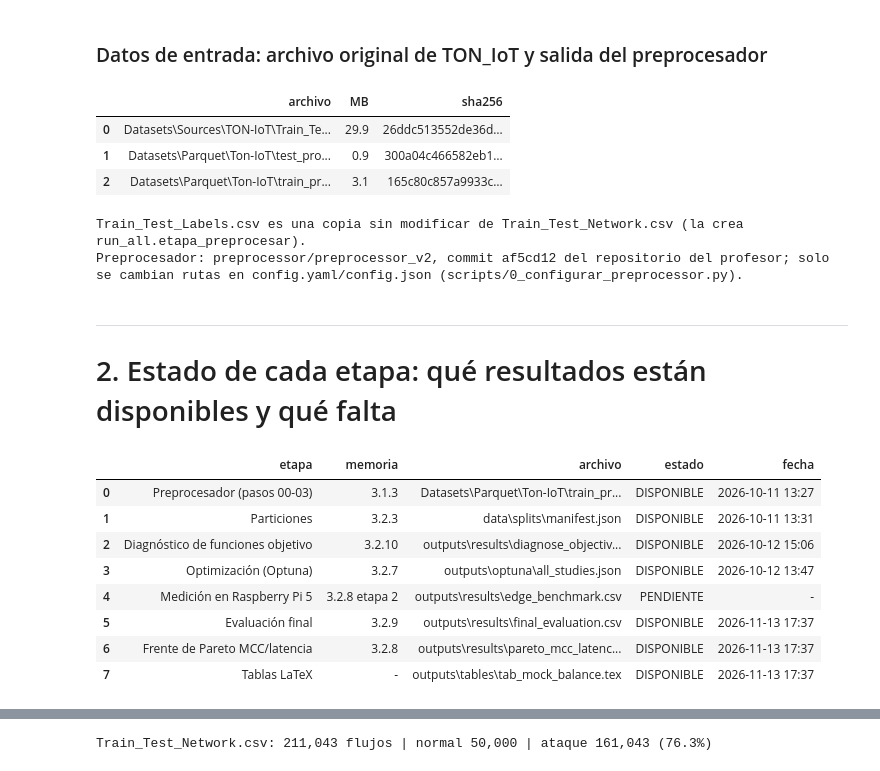
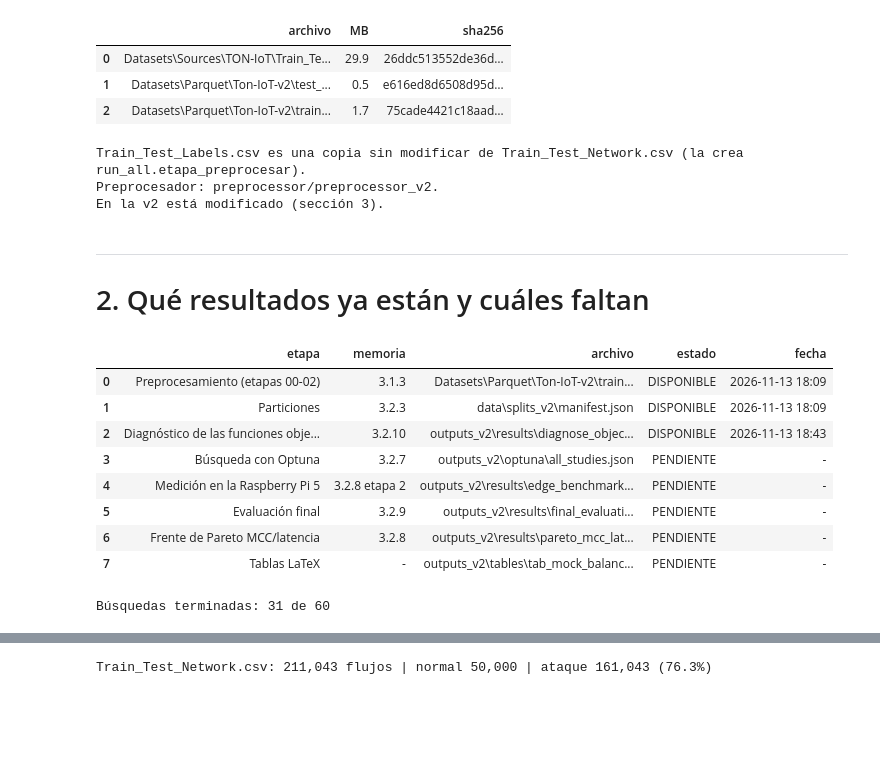
Before and after one commit to belen-aedo/tesis_hpo_edge, a Jupyter notebook: tesis_pipeline.ipynb, the cells around one changed output, grey strips where cells are left out. Saved outputs shown, nothing was run; the diff lists cells and outputs as text; code cells hidden in the pictures; blank space fills up the shorter version.

Commit message:
Cuadernos en primera persona y centrados en la v2; quitar respaldos del preprocesador

```diff
--- a/tesis_pipeline.ipynb
+++ b/tesis_pipeline.ipynb
@@ -48,8 +60,8 @@ empieza con un número no se puede importar con `import`.
 # %%
-CONFIG = None                  # None = version 1 (config/experiment.yaml); "config/experiment_v2.yaml" = version 2
-VERIFICAR = True               # regenera las particiones y compara hashes (~5 s, sin etiquetas)
-VERIFICAR_EVALUACION = False   # reevalua la semilla 42 en test_final (abre sus etiquetas)
-REPETIR_UNA_BUSQUEDA = False   # repite iforest + silhouette, semilla 42, 100 trials (~2 min)
+CONFIG = "config/experiment_v2.yaml"   # None = versión 1 (config/experiment.yaml)
+VERIFICAR = True                       # regenera las particiones y compara hashes (~5 s, sin etiquetas)
+VERIFICAR_EVALUACION = False           # reevalúa la semilla 42 en test_final (abre sus etiquetas)
+REPETIR_UNA_BUSQUEDA = False           # repite iforest + silhouette, semilla 42, 100 intentos (~2 min)
 
 import hashlib, importlib, json, platform, subprocess, sys, tempfile, warnings
 from datetime import datetime
@@ -64,24 +76,31 @@ pd.set_option("display.width", 200); pd.set_option("display.max_columns", 30)
 RAIZ = Path.cwd() if (Path.cwd() / "src").exists() else Path.cwd().parent
 sys.path.insert(0, str(RAIZ / "src"))
 
-import common, detectors, objectives, search_space            # modulos de apoyo
+import common, detectors, objectives, search_space            # módulos de apoyo
 ps  = importlib.import_module("1_prepare_splits")             # scripts numerados
 opt = importlib.import_module("3_optimize")
 ev  = importlib.import_module("5_evaluate")
 
 cfg = common.load_config(RAIZ / CONFIG if CONFIG else None)   # config/experiment.yaml (+ CONFIG encima)
+VERSION = "v2" if CONFIG else "v1"
 OUT = common.outputs_dir(cfg)
-print("Configuración:", CONFIG or "config/experiment.yaml", "| dataset:", cfg["dataset"]["name"], "| salidas:", OUT.relative_to(RAIZ))
 RES, MOD, SPL = common.results_dir(cfg), common.models_dir(cfg), common.splits_dir(cfg)
+print(f"Versión {VERSION} | configuración: {CONFIG or 'config/experiment.yaml'} | dataset: {cfg['dataset']['name']} | salidas: {OUT.relative_to(RAIZ)}")
 
 def sha(p, n=12):
     return common.sha256_of(p)[:n]
 
 def fuente(archivo, codigo, params=""):
-    """Imprime de donde sale una tabla o figura (archivo + huella + fecha, codigo, parametros)."""
+    """Imprime de dónde sale una tabla o figura: archivo (con huella y fecha), código y parámetros."""
     p = Path(archivo)
     fecha = datetime.fromtimestamp(p.stat().st_mtime).strftime("%Y-%m-%d %H:%M") if p.exists() else "NO EXISTE"
     huella = sha(p) if p.exists() and p.is_file() else "-"
     print(f"Fuente: {p.relative_to(RAIZ)} (sha256 {huella}…, {fecha}) | código: {codigo}" + (f" | config: {params}" if params else ""))
-print("Proyecto:", RAIZ)
+
+def hay(*rutas, que=""):
+    """True si existen todos los archivos; si falta alguno, avisa que ese resultado está pendiente."""
+    faltan = [Path(p) for p in rutas if not Path(p).exists()]
+    if faltan:
+        print(f"Pendiente{': ' + que if que else ''}. Todavía no existe: " + ", ".join(str(p.relative_to(RAIZ)) for p in faltan))
+    return not faltan
 # %% [output]
@@ -113,7 +157,7 @@ import sklearn, scipy, optuna, pyarrow, psutil
 ahora = {"python": platform.python_version(), "numpy": np.__version__, "scikit-learn": sklearn.__version__,
          "scipy": scipy.__version__, "pandas": pd.__version__, "optuna": optuna.__version__,
          "pyarrow": pyarrow.__version__, "psutil": psutil.__version__, "platform": platform.platform()}
-entreno = common.load_json(MOD / "env.json")
+entreno = common.load_json(MOD / "env.json") if (MOD / "env.json").exists() else {}
 tabla = pd.DataFrame({"esta ejecución": ahora, "entrenamiento de los modelos": entreno}).fillna("-")
 tabla["¿igual?"] = [("sí" if str(a) == str(b) else ("-" if b == "-" else "NO")) for a, b in zip(tabla.iloc[:, 0], tabla.iloc[:, 1])]
 display(tabla)
@@ -186,5 +239,3 @@ SHA-256 de config/experiment.yaml: 90826f07ff50c0ad30e1e366224e875c69691f26237b3
-# %% [markdown]
-### Datos de entrada: archivo original de TON_IoT y salida del preprocesador
 # %%
 csv = RAIZ / "Datasets/Sources/TON-IoT/Train_Test_datasets/Train_Test_Network_dataset/Train_Test_Labels.csv"
 pq_dir = common.datasets_dir(cfg) / "Parquet" / cfg["dataset"]["name"]
@@ -194,41 +245,46 @@ for f in [csv] + sorted(pq_dir.glob("*_processed.parquet")):
         filas.append({"archivo": str(f.relative_to(RAIZ)), "MB": round(f.stat().st_size / 1e6, 1), "sha256": common.sha256_of(f)[:16] + "…"})
 display(pd.DataFrame(filas))
 print("Train_Test_Labels.csv es una copia sin modificar de Train_Test_Network.csv (la crea run_all.etapa_preprocesar).")
-print("Preprocesador: preprocessor/preprocessor_v2, commit af5cd12 del repositorio del profesor; solo se cambian rutas en config.yaml/config.json (scripts/0_configurar_preprocessor.py).")
+print("Preprocesador: preprocessor/preprocessor_v2.")
+print("En la v2 está modificado (sección 3)." if VERSION == "v2" else "En la v1 solo cambié rutas en config.yaml/config.json (scripts/0_configurar_preprocessor.py).")
 # %% [output]
 |  | archivo | MB | sha256 |
 | 0 | Datasets\Sources\TON-IoT\Train_Te... | 29.9 | 26ddc513552de36d… |
-| 1 | Datasets\Parquet\Ton-IoT\test_pro... | 0.9 | 300a04c466582eb1… |
-| 2 | Datasets\Parquet\Ton-IoT\train_pr... | 3.1 | 165c80c857a9933c… |
+| 1 | Datasets\Parquet\Ton-IoT-v2\test_... | 0.5 | e616ed8d6508d95d… |
+| 2 | Datasets\Parquet\Ton-IoT-v2\train... | 1.7 | 75cade4421c18aad… |
 Train_Test_Labels.csv es una copia sin modificar de Train_Test_Network.csv (la crea run_all.etapa_preprocesar).
-Preprocesador: preprocessor/preprocessor_v2, commit af5cd12 del repositorio del profesor; solo se cambian rutas en config.yaml/config.json (scripts/0_configurar_preprocessor.py).
+Preprocesador: preprocessor/preprocessor_v2.
+En la v2 está modificado (sección 3).
 # %% [markdown]
 ---
-# 2. Estado de cada etapa: qué resultados están disponibles y qué falta
+# 2. Qué resultados ya están y cuáles faltan
 # %%
 etapas = [
-    ("Preprocesador (pasos 00-03)", pq_dir / "train_processed.parquet", "3.1.3"),
+    ("Preprocesamiento (etapas 00-02)", pq_dir / "train_processed.parquet", "3.1.3"),
     ("Particiones", SPL / "manifest.json", "3.2.3"),
-    ("Diagnóstico de funciones objetivo", RES / "diagnose_objectives_summary.json", "3.2.10"),
-    ("Optimización (Optuna)", OUT / "optuna/all_studies.json", "3.2.7"),
-    ("Medición en Raspberry Pi 5", RES / "edge_benchmark.csv", "3.2.8 etapa 2"),
+    ("Diagnóstico de las funciones objetivo", RES / "diagnose_objectives_summary.json", "3.2.10"),
+    ("Búsqueda con Optuna", OUT / "optuna/all_studies.json", "3.2.7"),
+    ("Medición en la Raspberry Pi 5", RES / "edge_benchmark.csv", "3.2.8 etapa 2"),
     ("Evaluación final", RES / "final_evaluation.csv", "3.2.9"),
     ("Frente de Pareto MCC/latencia", RES / "pareto_mcc_latencia.csv", "3.2.8"),
     ("Tablas LaTeX", OUT / "tables/tab_mock_balance.tex", "-"),
 ]
 estado = pd.DataFrame([{"etapa": e, "memoria": s, "archivo": str(f.relative_to(RAIZ)),
                         "estado": "DISPONIBLE" if f.exists() else "PENDIENTE",
                         "fecha": datetime.fromtimestamp(f.stat().st_mtime).strftime("%Y-%m-%d %H:%M") if f.exists() else "-"}
                        for e, f, s in etapas])
+n_busq = len(list((OUT / "optuna").glob("*_seed*.json")))
 display(estado)
+print(f"Búsquedas terminadas: {n_busq} de 60")
 # %% [output]
 |  | etapa | memoria | archivo | estado | fecha |
-| 0 | Preprocesador (pasos 00-03) | 3.1.3 | Datasets\Parquet\Ton-IoT\train_pr... | DISPONIBLE | 2026-10-11 13:27 |
-| 1 | Particiones | 3.2.3 | data\splits\manifest.json | DISPONIBLE | 2026-10-11 13:31 |
-| 2 | Diagnóstico de funciones objetivo | 3.2.10 | outputs\results\diagnose_objectiv... | DISPONIBLE | 2026-10-12 15:06 |
-| 3 | Optimización (Optuna) | 3.2.7 | outputs\optuna\all_studies.json | DISPONIBLE | 2026-10-12 13:47 |
-| 4 | Medición en Raspberry Pi 5 | 3.2.8 etapa 2 | outputs\results\edge_benchmark.csv | PENDIENTE | - |
-| 5 | Evaluación final | 3.2.9 | outputs\results\final_evaluation.csv | DISPONIBLE | 2026-11-13 17:37 |
-| 6 | Frente de Pareto MCC/latencia | 3.2.8 | outputs\results\pareto_mcc_latenc... | DISPONIBLE | 2026-11-13 17:37 |
-| 7 | Tablas LaTeX | - | outputs\tables\tab_mock_balance.tex | DISPONIBLE | 2026-11-13 17:37 |
+| 0 | Preprocesamiento (etapas 00-02) | 3.1.3 | Datasets\Parquet\Ton-IoT-v2\train... | DISPONIBLE | 2026-11-13 18:09 |
+| 1 | Particiones | 3.2.3 | data\splits_v2\manifest.json | DISPONIBLE | 2026-11-13 18:09 |
+| 2 | Diagnóstico de las funciones obje... | 3.2.10 | outputs_v2\results\diagnose_objec... | DISPONIBLE | 2026-11-13 18:43 |
+| 3 | Búsqueda con Optuna | 3.2.7 | outputs_v2\optuna\all_studies.json | PENDIENTE | - |
+| 4 | Medición en la Raspberry Pi 5 | 3.2.8 etapa 2 | outputs_v2\results\edge_benchmark... | PENDIENTE | - |
+| 5 | Evaluación final | 3.2.9 | outputs_v2\results\final_evaluati... | PENDIENTE | - |
+| 6 | Frente de Pareto MCC/latencia | 3.2.8 | outputs_v2\results\pareto_mcc_lat... | PENDIENTE | - |
+| 7 | Tablas LaTeX | - | outputs_v2\tables\tab_mock_balanc... | PENDIENTE | - |
+Búsquedas terminadas: 31 de 60
 # %% [markdown]
```
Also changed, not shown: parts of 90 cells of this notebook, 3 other files.
